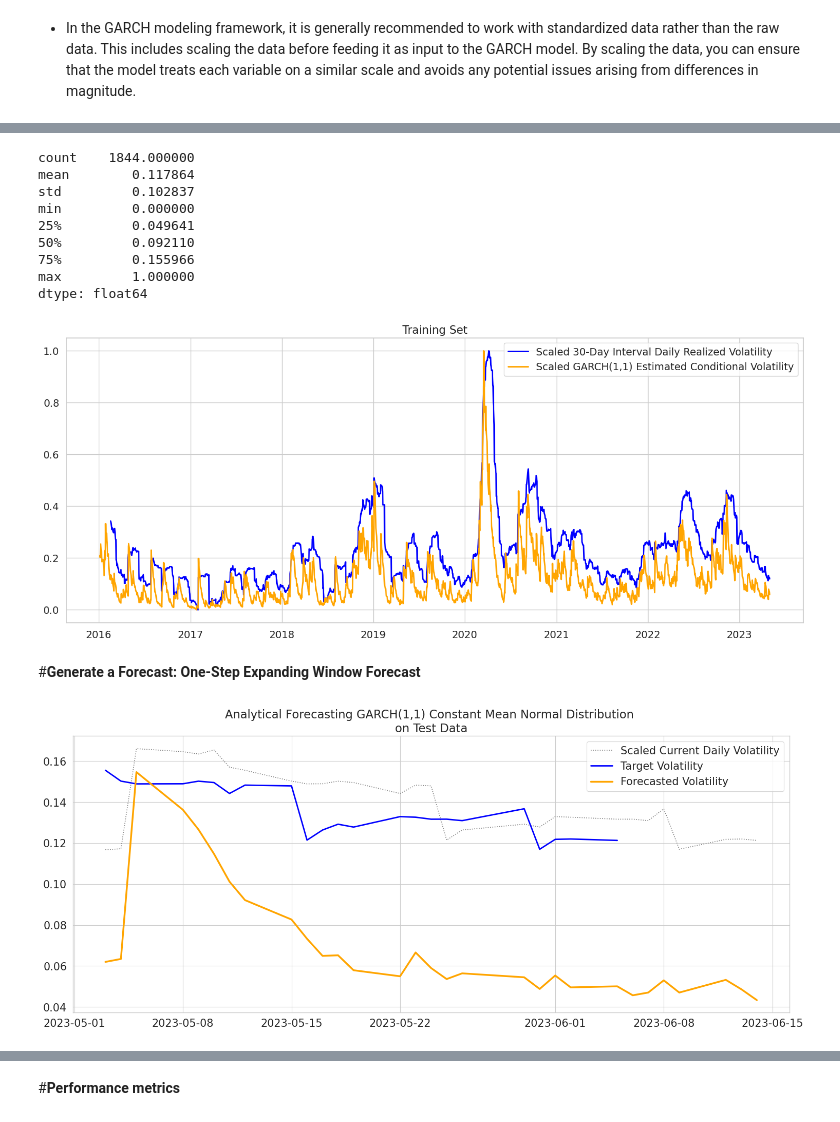
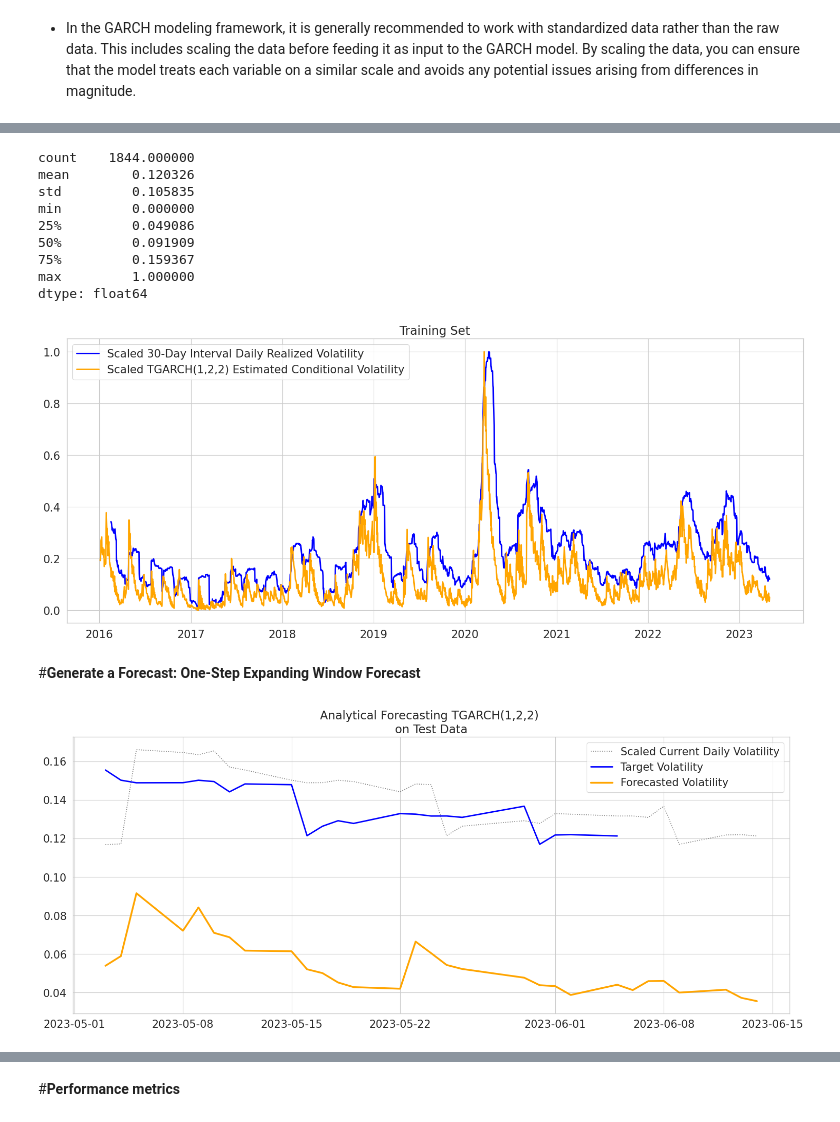
Before and after one commit to lorenzogiarnese/forecasting-volatility-as-a-service, a Jupyter notebook: volatility_forecasting.ipynb, the cells around one changed output, grey strips where cells are left out. Saved outputs shown, nothing was run; the diff lists cells and outputs as text; code cells hidden in the pictures.

Commit message:
using TGARCH model and Optuna

```diff
--- a/volatility_forecasting.ipynb
+++ b/volatility_forecasting.ipynb
@@ -437,0 +475,4 @@ Name: returns, dtype: float64
+# %%
+# Create an Optuna study and optimize the objective function
+study = optuna.create_study(direction='minimize')
+study.optimize(objective, n_trials=100)
@@ -437,0 +497,4 @@ Name: returns, dtype: float64
+# %%
+# Get the best hyperparameters
+best_params = study.best_params
+print("Best hyperparameters:", best_params)
@@ -472,0 +509,11 @@ Covariance estimator: robust
+# %%
+# Train the model with the best hyperparameters
+best_p = best_params['p']
+best_o = best_params['o']
+best_q = best_params['q']
+
+best_model = arch_model(combined_data, p=best_p, o=best_o, q=best_q, power=2.0, dist='skewt')
+best_model_fit = best_model.fit(disp='off')
+
+print()
+print(best_model_fit.summary())
@@ -489,17 +554,17 @@ def scale_tf_cond_vol(model_result):
     return scaler, scaled_cond_vol
 # %%
 # GET VOLATILITY SCALER & SCALED CONDITIONAL VOLATILITY FROM MODEL RESULT
-scaler_garch, scaled_cond_vol = scale_tf_cond_vol(model_fit)
+scaler_garch, scaled_cond_vol = scale_tf_cond_vol(best_model_fit)
 
 scaled_cond_vol.describe()
 # %% [output]
 count    1844.000000
-mean        0.117864
-std         0.102837
+mean        0.120326
+std         0.105835
 min         0.000000
-25%         0.049641
-50%         0.092110
-75%         0.155966
+25%         0.049086
+50%         0.091909
+75%         0.159367
 max         1.000000
 dtype: float64
 # %%
@@ -518,9 +583,9 @@ def viz_cond_vol(cond_vol_series, model_name):
         plt.legend()
         plt.show();
 # %%
-viz_cond_vol(scaled_cond_vol, f'GARCH({p_value},{q_value})')
+viz_cond_vol(scaled_cond_vol, f'TGARCH({best_p},{best_o},{best_q})')
 # %% [output]
-[figure, old version]
+[figure, new version]
 # %% [markdown]
 #**Generate a Forecast: One-Step Expanding Window Forecast**
 # %%
@@ -574,6 +639,6 @@ gm_1_preds_scaled = transform_to_scaler(scaler_garch, gm_1_preds)
 # %%
 # PLOTTING PREDICTIONS VS. TARGET VALUES ON VALIDATION SET
 viz_model(y_test_scaled, gm_1_preds_scaled,
-          f'Analytical Forecasting GARCH({p_value},{q_value}) Constant Mean Normal Distribution')
+          f'Analytical Forecasting TGARCH({best_p},{best_o},{best_q})')
 # %% [output]
-[figure, old version]
+[figure, new version]
```
Also changed, not shown: parts of 26 cells of this notebook.
